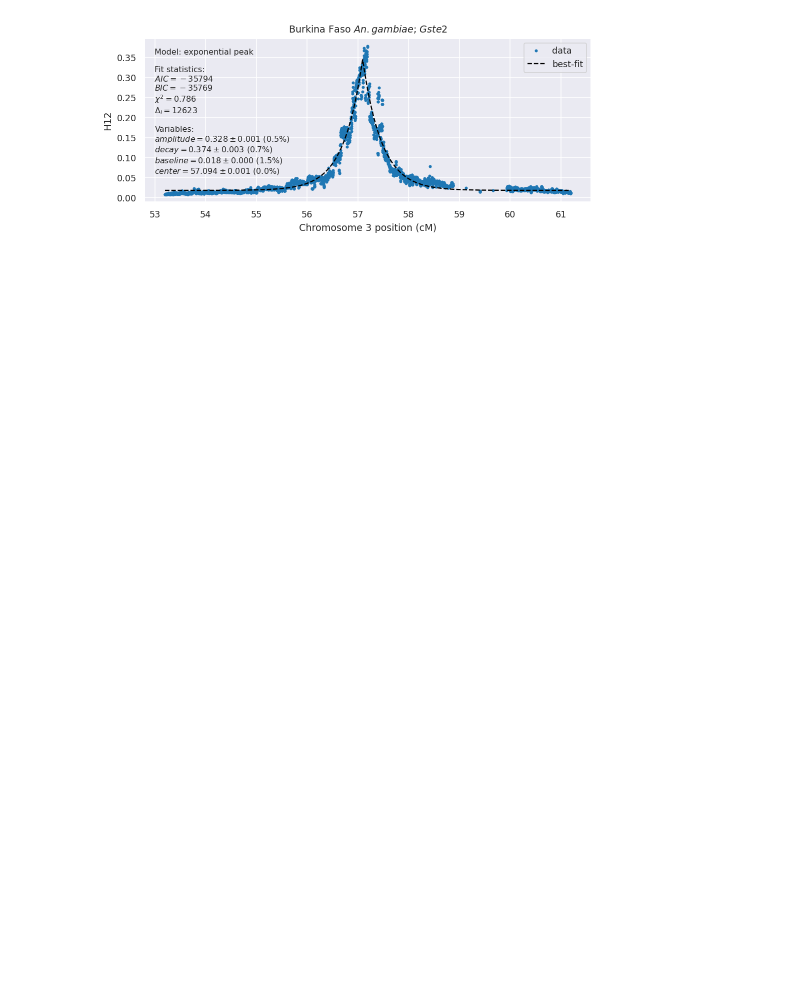
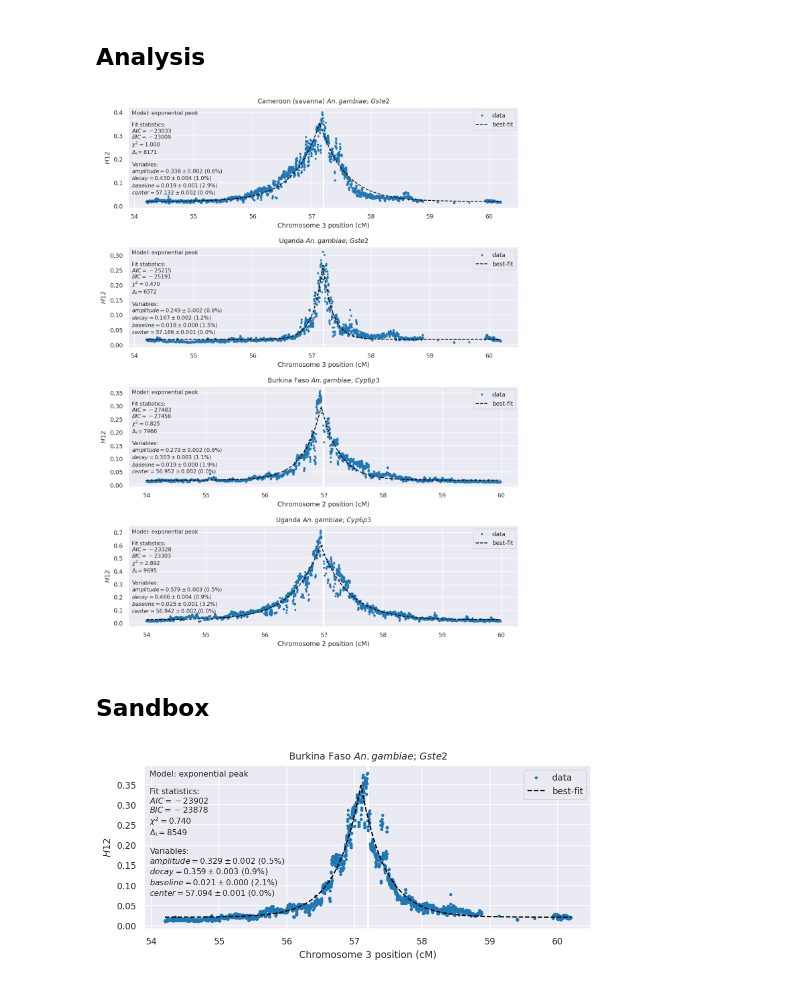
Before and after one commit to alimanfoo/shiny-train, a Jupyter notebook: notebooks/artwork/peak-fit-artwork.ipynb, the cells around one changed output. Drawn from its saved outputs; the diff is of its cells as text; code cells hidden in the pictures; blank space fills up the shorter version.

```diff
--- a/notebooks/artwork/peak-fit-artwork.ipynb
+++ b/notebooks/artwork/peak-fit-artwork.ipynb
@@ -57 +69,20 @@ def tex_format_param(params, name):
+# %%
+@numba.njit
+def hampel_filter(input_series, size, t=3):
+    # https://link.springer.com/article/10.1186/s13634-016-0383-6
+    # https://towardsdatascience.com/outlier-detection-with-hampel-filter-85ddf523c73d
+
+    n = len(input_series)
+    output_series = input_series.copy()
+    mad_scale_factor = 1.4826
+
+    for i in range(size, n - size):
+        window = input_series[i - size:i + size]
+        m = np.median(window)
+        mad = np.median(np.abs(window - m))
+        S = mad_scale_factor * mad
+        if np.abs(input_series[i] - m) > (t * S):
+            output_series[i] = m
+
+    return output_series
 # %%
@@ -118,11 +162,45 @@ def analyse_exponential_peak_fit(pop, chromosome, center, flank, locus, ax=None)
     ax.set_title(f"{tex_math_species(pop_defs[pop]['label'])}; ${locus}$")
 
     fig_path = here() / 'artwork/expfit_{}'
+# %% [markdown]
+## Analysis
+# %%
+figw = 9
+figh = (10.75/8.25) * figw
+
+fig = plt.figure(facecolor='w', figsize=(figw, figh))
+
+tracks = [
+    ('cm_sav_gam', gste2, 3),
+    ('ug_gam', gste2, 3),
+    ('bf_gam', cyp6p3, 3),
+    ('ug_gam', cyp6p3, 3),
+]
+
+nrows = len(tracks)
+
+for i, (pop, gene, flank) in enumerate(tracks):
+
+    ax = fig.add_subplot(nrows, 1, i+1)
+    analyse_exponential_peak_fit(pop,
+                                 chromosome=gene.chromosome,
+                                 center=gene.chromosome_center,
+                                 flank=flank,
+                                 locus=gene.Name,
+                                 ax=ax)
+
+fig.tight_layout()
+fig.savefig(here() / 'artwork/exponential_fit_examples.png', bbox_inches='tight',
+            dpi=150)
+# %% [output]
+[figure, added]
+# %% [markdown]
+## Sandbox
 # %%
 analyse_exponential_peak_fit('bf_gam',
                              chromosome=gste2.chromosome,
                              center=gste2.chromosome_center,
-                             flank=4,
+                             flank=3,
                              locus=gste2.Name)
 # %% [output]
-[figure, old version]
+[figure, new version]
```
Also changed, not shown: parts of 26 cells of this notebook, 2 other files.
